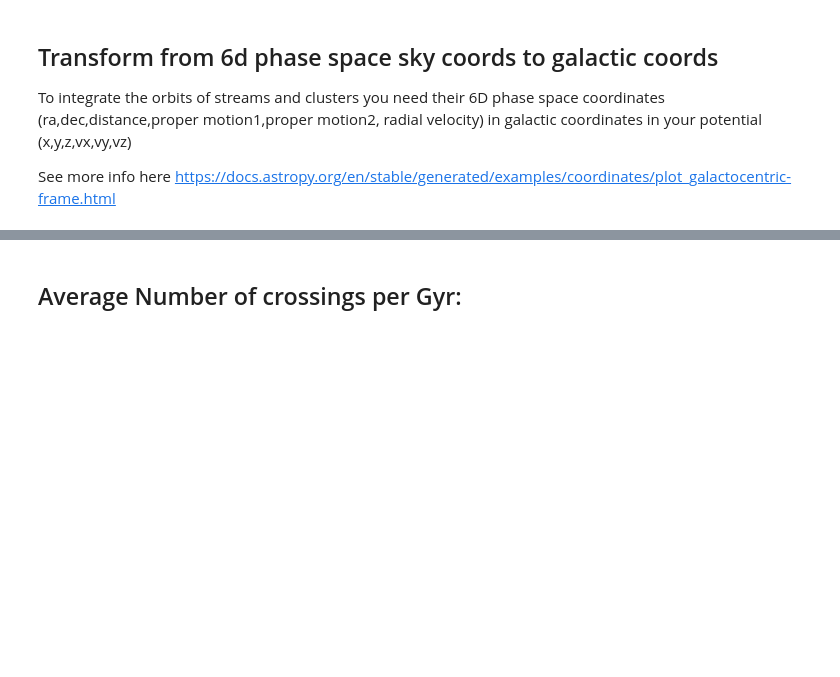
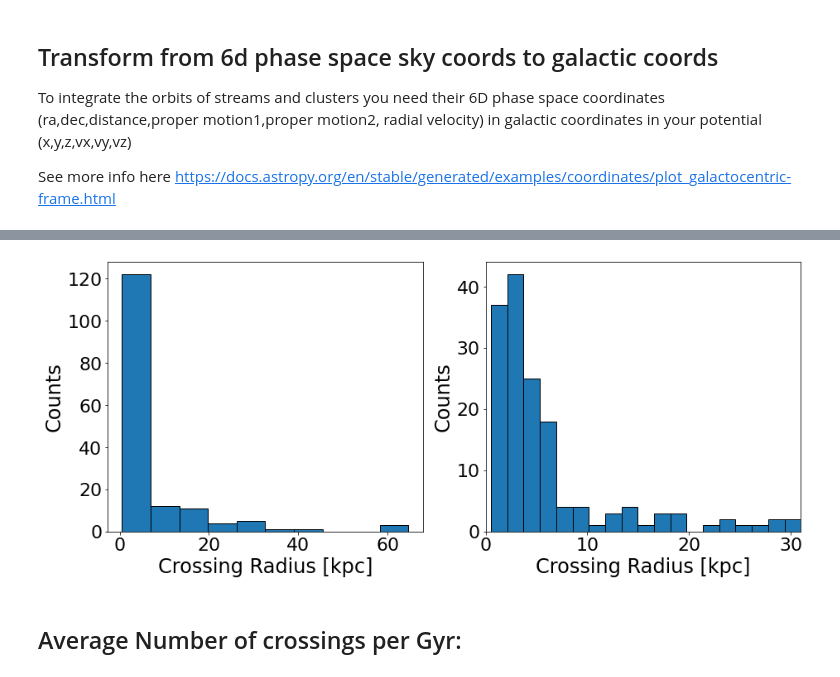
Before and after one commit to cholm-hansen/gc_streams, a Jupyter notebook: MilkyWayPotential2023.ipynb, the cells around one changed output, grey strips where cells are left out. Saved outputs shown, nothing was run; the diff lists cells and outputs as text; code cells hidden in the pictures; blank space fills up the shorter version.

```diff
--- a/MilkyWayPotential2023.ipynb
+++ b/MilkyWayPotential2023.ipynb
@@ -260,0 +340,12 @@ def num_crossings(name,time,limit=None):
+# %%
+crossing_dist = []
+for name in df["# Name"]:
+
+    try:
+        cross_dist = crossing_radius(name,1*u.Gyr)
+        crossing_dist.append(cross_dist)
+    except RuntimeError:
+        pass
+
+crossing_dist.remove(0)
+crossing_dist.remove(0)
@@ -261,3 +372,16 @@ def num_crossings(name,time,limit=None):
+# %%
+fig, ax = plt.subplots(1,2,figsize=(15,6))
+
+
+ax[0].hist(crossing_dist,edgecolor='black')
+ax[1].hist(crossing_dist,bins=40,edgecolor='black')
+
+
+ax[0].set(xlabel="Crossing Radius [kpc]",ylabel="Counts")
+ax[1].set(xlabel="Crossing Radius [kpc]",ylabel="Counts",xlim=(0,31))
+plt.show()
+# %% [output]
+[figure, added]
 # %% [markdown]
 ## Average Number of crossings per Gyr:
 # %%
```
Also changed, not shown: parts of 6 cells of this notebook.
